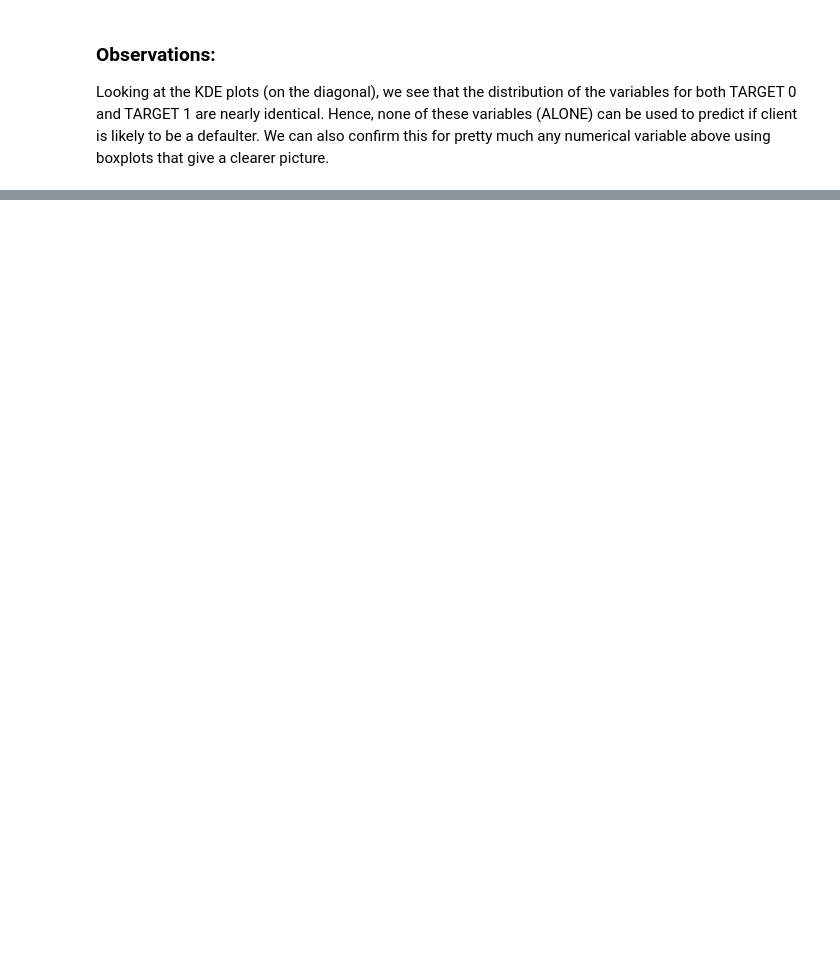
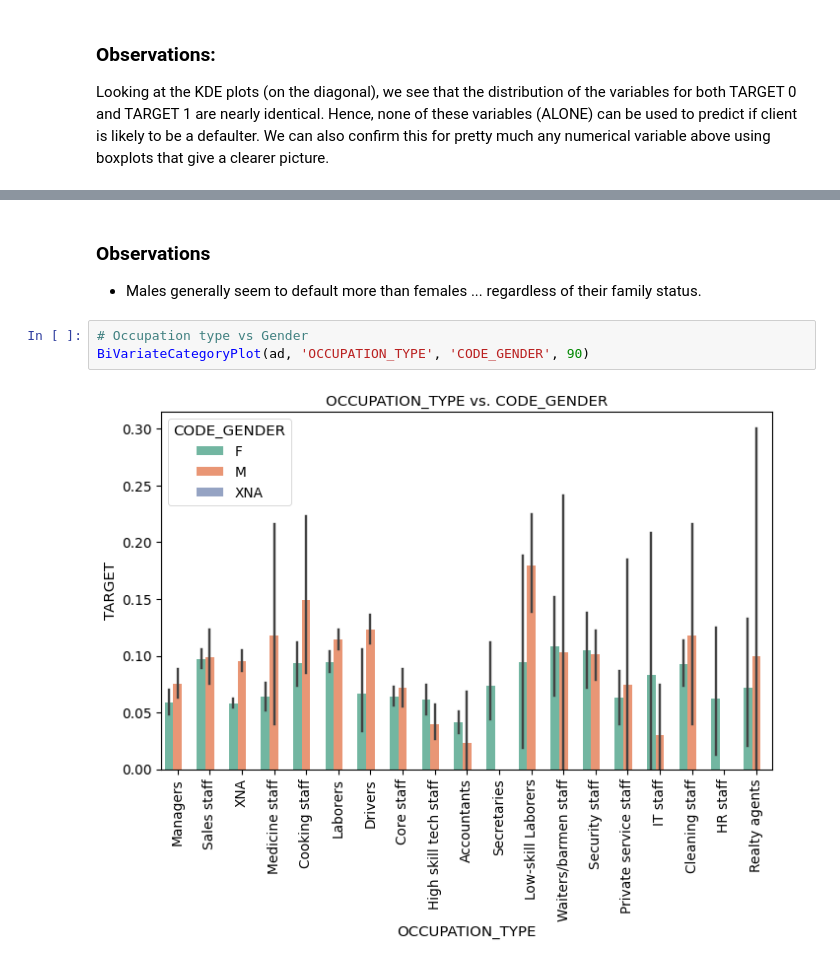
Before and after one commit to Monica05-aadi/LoanEDA, a Jupyter notebook: BANK Case STUDY.ipynb, the cells around one changed output, grey strips where cells are left out. Cells and saved outputs as stored; diff of their text form; blank space fills up the shorter version.

```diff
--- a/BANK Case STUDY.ipynb
+++ b/BANK Case STUDY.ipynb
@@ -1082,0 +1116,8 @@ MakeBarPlot_CategoryVars_vs_Target(df)
+# %% [markdown]
+### Observations
+- Males generally seem to default more than females ... regardless of their family status.
+# %%
+# Occupation type vs Gender
+BiVariateCategoryPlot(ad, 'OCCUPATION_TYPE', 'CODE_GENDER', 90)
+# %% [output]
+[figure, added]
```
Also changed, not shown: parts of 36 cells of this notebook.
